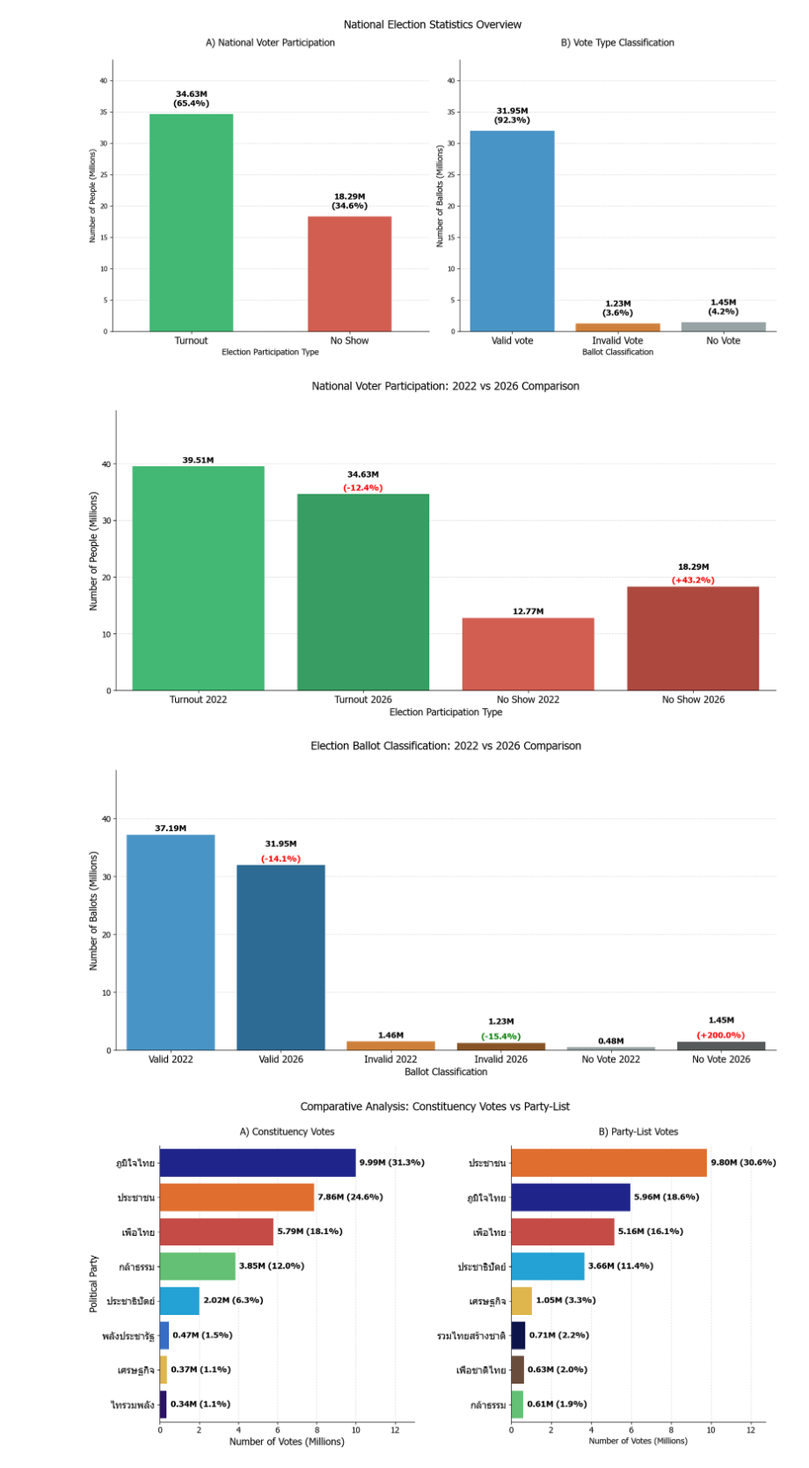
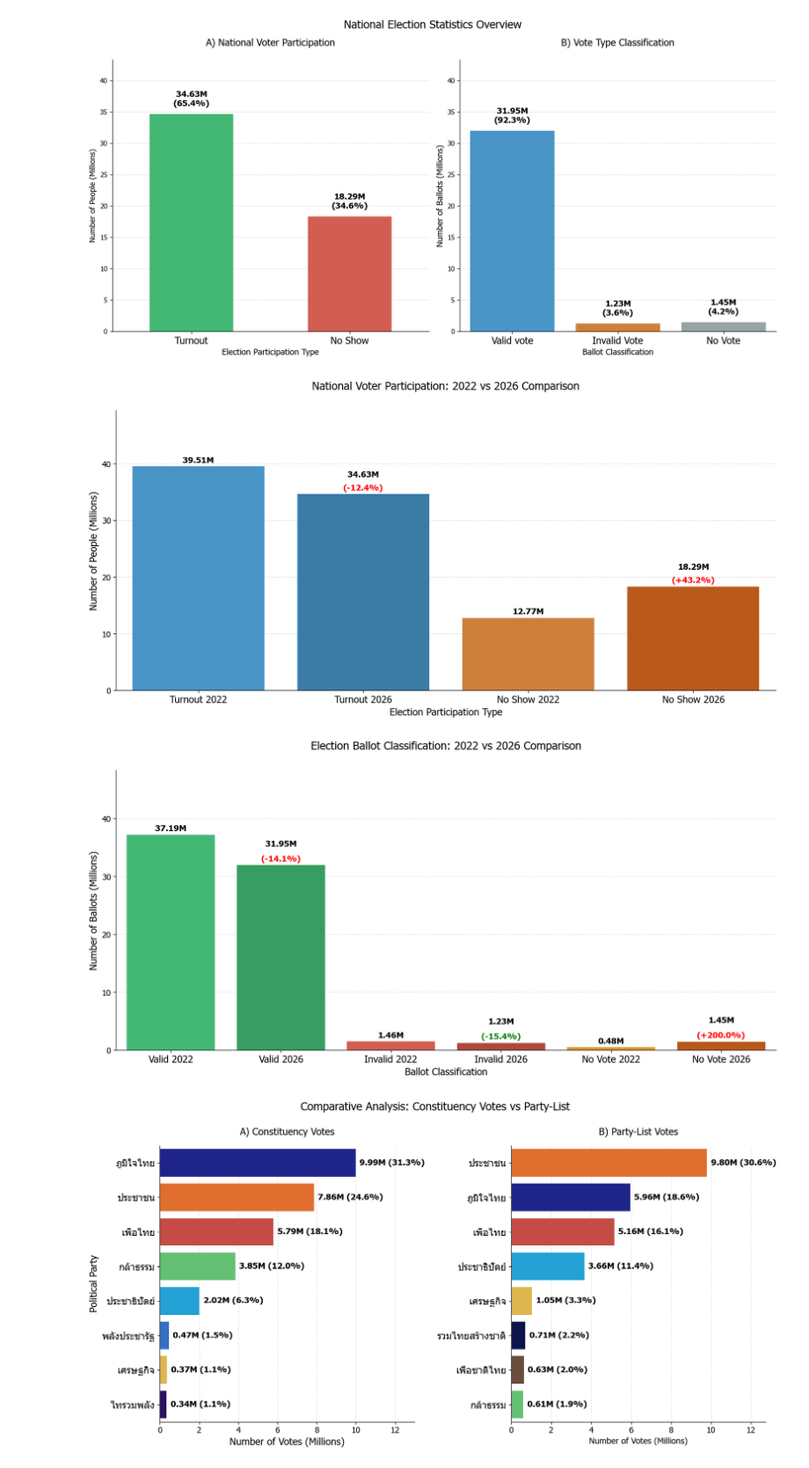
Before and after one commit to Gorszet/DADS5001_Election_2569, a Jupyter notebook: election_analysis69.ipynb, the cells around one changed output. Shown at 88% size. Drawn from its saved outputs; the diff is of its cells as text; code cells hidden in the pictures.

```diff
--- a/election_analysis69.ipynb
+++ b/election_analysis69.ipynb
@@ -336,8 +336,7 @@ ax_compare.set_facecolor(BG_COLOR)
 cat_compare = ['Turnout 2022', 'Turnout 2026', 'No Show 2022', 'No Show 2026']
 val_compare = [total_turnout_2022, total_turnout, total_no_show_2022, total_no_show]
 val_compare_m = [v / 1_000_000 for v in val_compare]
-color_compare = ['#2ecc71', '#27ae60', '#e74c3c', '#c0392b']
-#['#3498db', '#2980b9', '#e67e22', '#d35400']
+color_compare = ['#3498db', '#2980b9', '#e67e22', '#d35400'] # ไล่โทนสีให้ดูโมเดิร์นขึ้น
 
 sns.barplot(x=cat_compare, y=val_compare_m, palette=color_compare, linewidth=0.8, zorder = 3)
 
@@ -372,7 +371,7 @@ ax_compare.yaxis.grid(True, linestyle='--', alpha=0.4)
 sns.despine()
 plt.tight_layout()
 plt.axis()
-plt.savefig('1.2 participation 2022 vs 2026.png', dpi=120)
+# plt.savefig('1.2 participation 2022 vs 2026.png', dpi=120)
 plt.show()
 
 # 2. Vote Type Comparison (2022 vs 2026)
@@ -383,7 +382,7 @@ ax_vote_type.set_facecolor(BG_COLOR)
 cat_vote_type = ['Valid 2022', 'Valid 2026', 'Invalid 2022', 'Invalid 2026', 'No Vote 2022', 'No Vote 2026']
 val_vote_type = [valid_votes_2022, total_valid, invalid_votes_2022, total_invalid, total_no_vote_2022, total_no_vote]
 val_vote_type_m = [v / 1_000_000 for v in val_vote_type] # ปรับเป็นหน่วยล้านเหมือนกันเพื่อความ Consistent
-color_vote_type = ['#3498db',"#1c6ea5", '#e67e22',"#995213", '#95a5a6',"#555B5C"]
+color_vote_type = ['#2ecc71', '#27ae60', '#e74c3c', '#c0392b', '#f39c12', '#d35400']
 
 sns.barplot(x=cat_vote_type, y=val_vote_type_m, palette=color_vote_type, linewidth=0.8, zorder=3)
 for i, v_m in enumerate(val_vote_type_m):
@@ -391,36 +390,36 @@ for i, v_m in enumerate(val_vote_type_m):
     offset_pct = max(val_vote_type_m) * 0.01
 
     if i % 2 == 1:  # เฉพาะปี 2026
         prev_v_raw = val_vote_type[i-1]
         pct = ((val_vote_type[i] - prev_v_raw) / prev_v_raw) * 100
 
         # Invalid หรือ No Vote เพิ่ม (>0) = แดง | Valid ลด (<0) = แดง
         is_bad_type = ('Invalid' in cat_vote_type[i]) or ('No Vote' in cat_vote_type[i])
         color_pct = 'red' if (pct > 0 if is_bad_type else pct < 0) else 'green'
 
         ax_vote_type.text(i, v_m + offset_main, f"{v_m:,.2f}M",
                           ha='center', va='bottom', fontsize=12, fontweight='bold', color='black')
         ax_vote_type.text(i, v_m + offset_pct, f"({pct:+.1f}%)",
                           ha='center', va='bottom', fontsize=12, fontweight='bold', color=color_pct)
     else:
         ax_vote_type.text(i, v_m + offset_pct, f"{v_m:,.2f}M",
                           ha='center', va='bottom', fontsize=12, fontweight='bold', color='black')
 
 plt.title('Election Ballot Classification: 2022 vs 2026 Comparison',
           fontsize=16, pad=30, x=0.5, loc='center')
 plt.xlabel('Ballot Classification', fontsize=14, loc='center')
 plt.ylabel('Number of Ballots (Millions)', fontsize=14)
 plt.tick_params(axis='x', labelsize=14)
 plt.tick_params(axis='y', labelsize=12)
 plt.ylim(0, max(val_vote_type_m) * 1.3)
 ax_vote_type.yaxis.grid(True, linestyle='--', alpha=0.4)
 sns.despine()
 plt.tight_layout()
-plt.savefig('1.3 ballot classification 2022 vs 2026.png', dpi=300)
+# plt.savefig('1.3 ballot classification 2022 vs 2026.png', dpi=300)
 plt.show()
 # %% [output]
-[figure, old version]
+[figure, new version]
-[figure, old version]
+[figure, new version]
 # %%
 # Comparative Analysis: Constituency Votes vs Party-List เทียบระหว่าง
 
```
